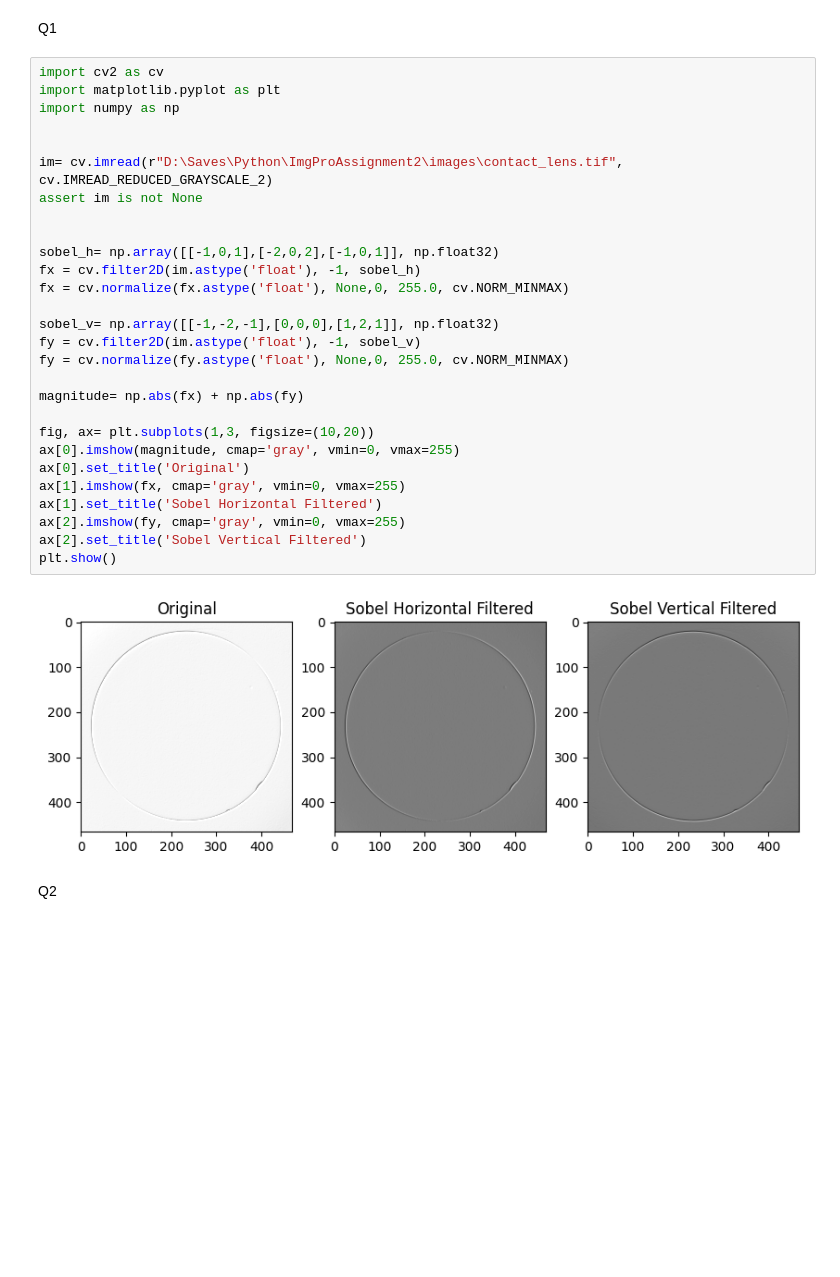
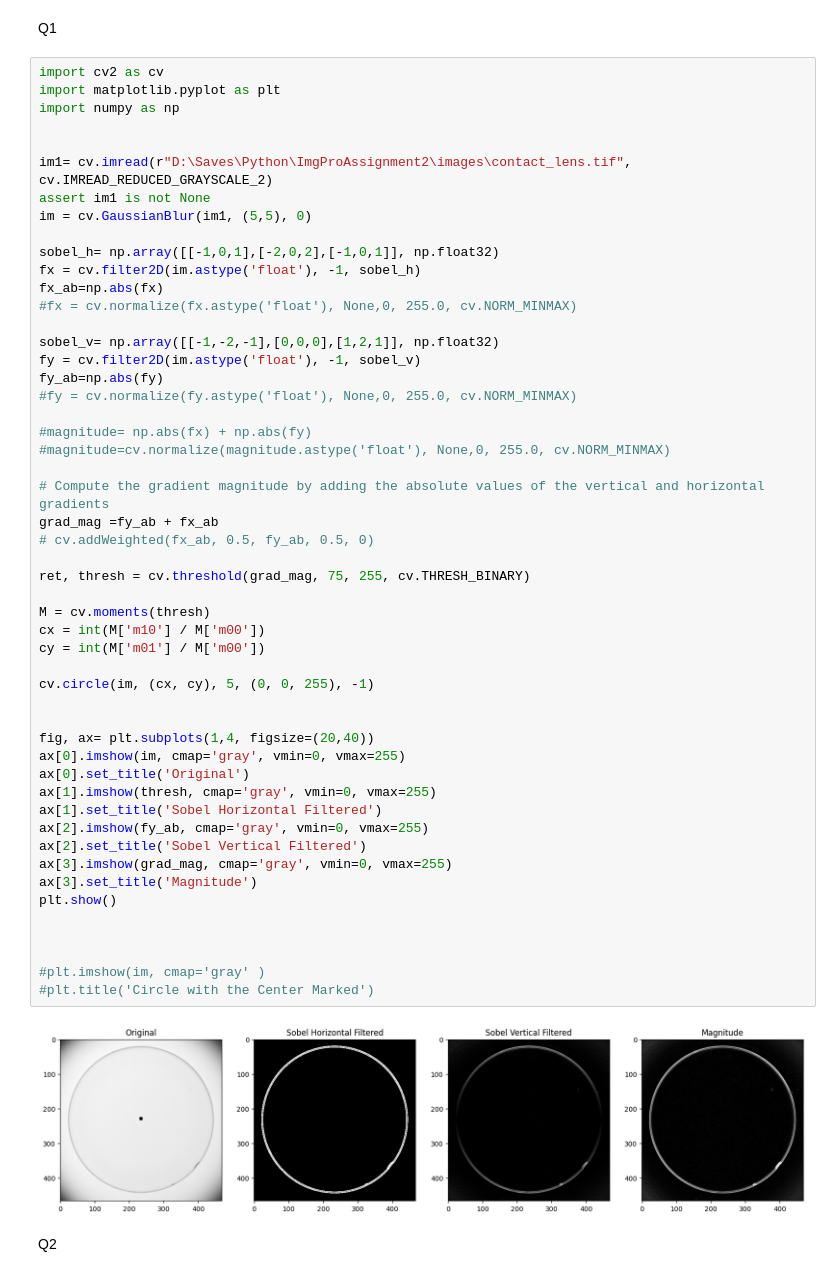
Before and after one commit to SathyaYapa/ImgProAssignment2, a Jupyter notebook: d_eng_21_0109_a02.ipynb, the cells around one changed output. Cells and saved outputs as stored; diff of their text form; blank space fills up the shorter version.

```diff
--- a/d_eng_21_0109_a02.ipynb
+++ b/d_eng_21_0109_a02.ipynb
@@ -3,33 +3,56 @@ Q1
 # %%
 import cv2 as cv
 import matplotlib.pyplot as plt
 import numpy as np
 
 
-im= cv.imread(r"D:\Saves\Python\ImgProAssignment2\images\contact_lens.tif", cv.IMREAD_REDUCED_GRAYSCALE_2)
-assert im is not None
-
+im1= cv.imread(r"D:\Saves\Python\ImgProAssignment2\images\contact_lens.tif", cv.IMREAD_REDUCED_GRAYSCALE_2)
+assert im1 is not None
+im = cv.GaussianBlur(im1, (5,5), 0)
 
 sobel_h= np.array([[-1,0,1],[-2,0,2],[-1,0,1]], np.float32)
 fx = cv.filter2D(im.astype('float'), -1, sobel_h)
-fx = cv.normalize(fx.astype('float'), None,0, 255.0, cv.NORM_MINMAX)
+fx_ab=np.abs(fx)
+#fx = cv.normalize(fx.astype('float'), None,0, 255.0, cv.NORM_MINMAX)
 
 sobel_v= np.array([[-1,-2,-1],[0,0,0],[1,2,1]], np.float32)
 fy = cv.filter2D(im.astype('float'), -1, sobel_v)
-fy = cv.normalize(fy.astype('float'), None,0, 255.0, cv.NORM_MINMAX)
+fy_ab=np.abs(fy)
+#fy = cv.normalize(fy.astype('float'), None,0, 255.0, cv.NORM_MINMAX)
 
-magnitude= np.abs(fx) + np.abs(fy)
+#magnitude= np.abs(fx) + np.abs(fy)
+#magnitude=cv.normalize(magnitude.astype('float'), None,0, 255.0, cv.NORM_MINMAX)
 
-fig, ax= plt.subplots(1,3, figsize=(10,20))
-ax[0].imshow(magnitude, cmap='gray', vmin=0, vmax=255)
+# Compute the gradient magnitude by adding the absolute values of the vertical and horizontal gradients
+grad_mag =fy_ab + fx_ab
+# cv.addWeighted(fx_ab, 0.5, fy_ab, 0.5, 0)
+
+ret, thresh = cv.threshold(grad_mag, 75, 255, cv.THRESH_BINARY)
+
+M = cv.moments(thresh)
+cx = int(M['m10'] / M['m00'])
+cy = int(M['m01'] / M['m00'])
+
+cv.circle(im, (cx, cy), 5, (0, 0, 255), -1)
+
+
+fig, ax= plt.subplots(1,4, figsize=(20,40))
+ax[0].imshow(im, cmap='gray', vmin=0, vmax=255)
 ax[0].set_title('Original')
-ax[1].imshow(fx, cmap='gray', vmin=0, vmax=255)
+ax[1].imshow(thresh, cmap='gray', vmin=0, vmax=255)
 ax[1].set_title('Sobel Horizontal Filtered')
-ax[2].imshow(fy, cmap='gray', vmin=0, vmax=255)
+ax[2].imshow(fy_ab, cmap='gray', vmin=0, vmax=255)
 ax[2].set_title('Sobel Vertical Filtered')
+ax[3].imshow(grad_mag, cmap='gray', vmin=0, vmax=255)
+ax[3].set_title('Magnitude')
 plt.show()
+
+
+
+#plt.imshow(im, cmap='gray' )
+#plt.title('Circle with the Center Marked')
 # %% [output]
-[figure, old version]
+[figure, new version]
 # %% [markdown]
 Q2
 # %%
```
